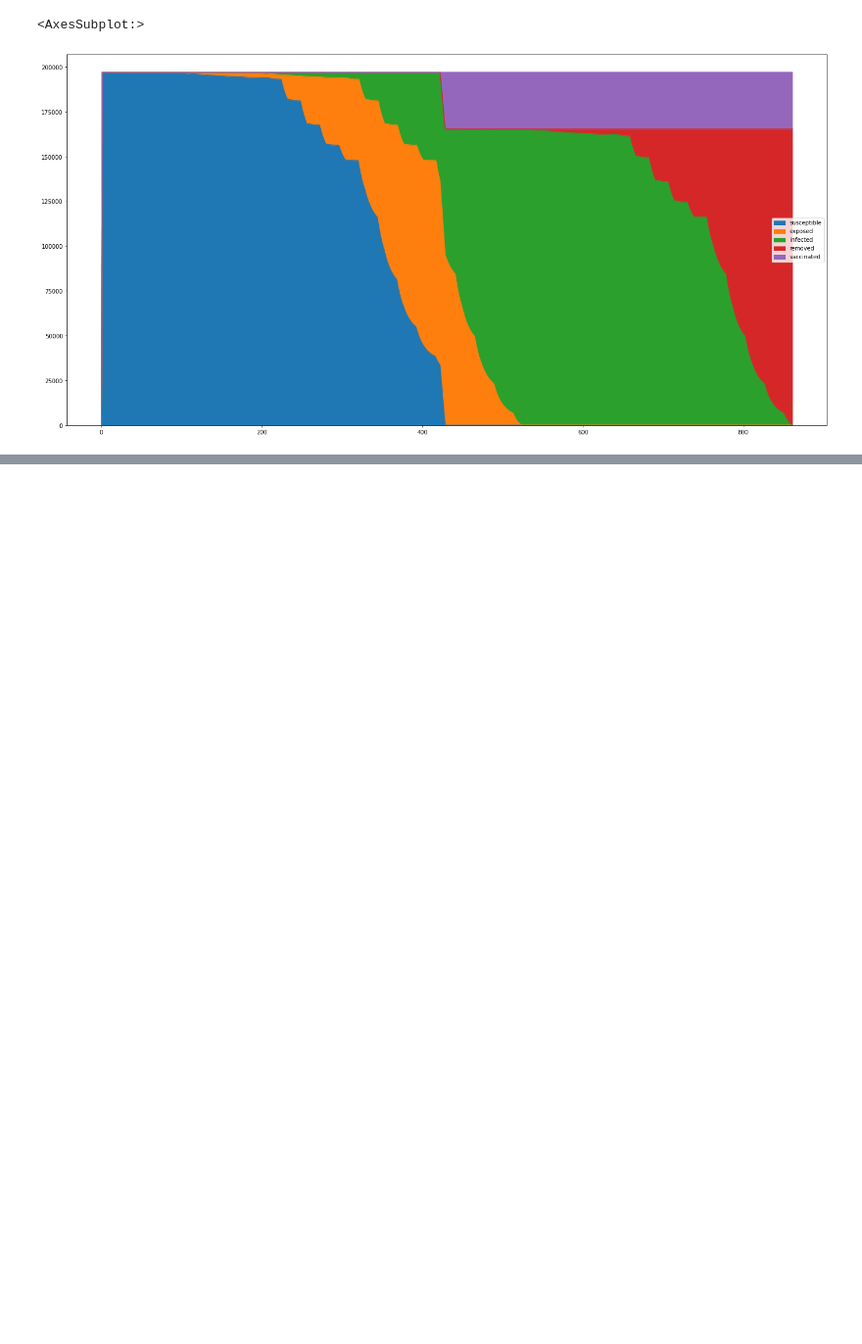
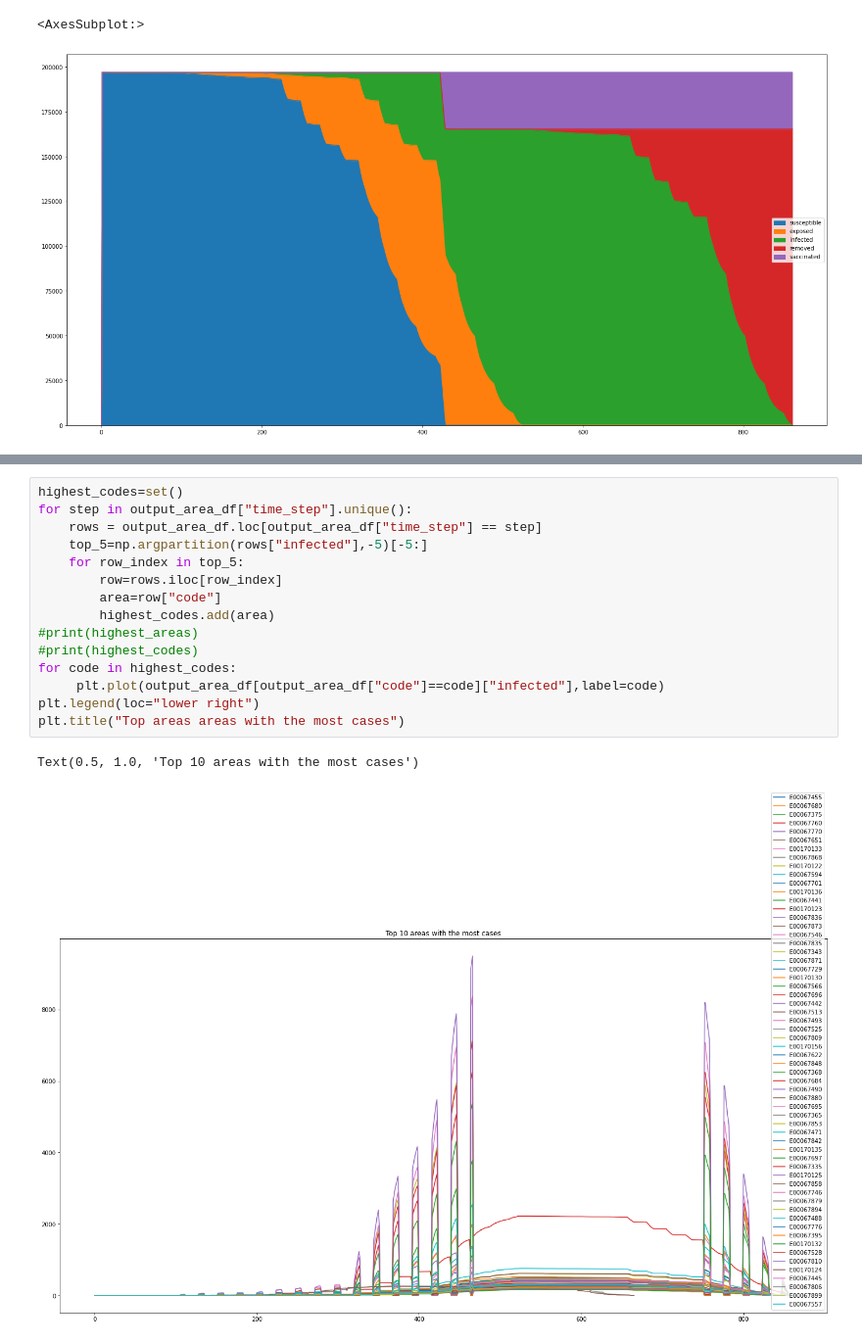
Before and after one commit to NoSuchThingAsRandom/EpidemicSimulator, a Jupyter notebook: visualisation/python_stuff/Vis.ipynb, the cells around one changed output, grey strips where cells are left out. Shown at 98% size. Drawn from its saved outputs; the diff is of its cells as text; blank space fills up the shorter version.

```diff
--- a/visualisation/python_stuff/Vis.ipynb
+++ b/visualisation/python_stuff/Vis.ipynb
@@ -107,0 +114,18 @@ all_df.plot.area()
+# %%
+highest_codes=set()
+for step in output_area_df["time_step"].unique():
+    rows = output_area_df.loc[output_area_df["time_step"] == step]
+    top_5=np.argpartition(rows["infected"],-5)[-5:]
+    for row_index in top_5:
+        row=rows.iloc[row_index]
+        area=row["code"]
+        highest_codes.add(area)
+#print(highest_areas)
+#print(highest_codes)
+for code in highest_codes:
+     plt.plot(output_area_df[output_area_df["code"]==code]["infected"],label=code)
+plt.legend(loc="lower right")
+plt.title("Top areas areas with the most cases")
+# %% [output]
+Text(0.5, 1.0, 'Top 10 areas with the most cases')
+[figure, added]
```
Also changed, not shown: parts of 8 cells of this notebook, 1 other file.
